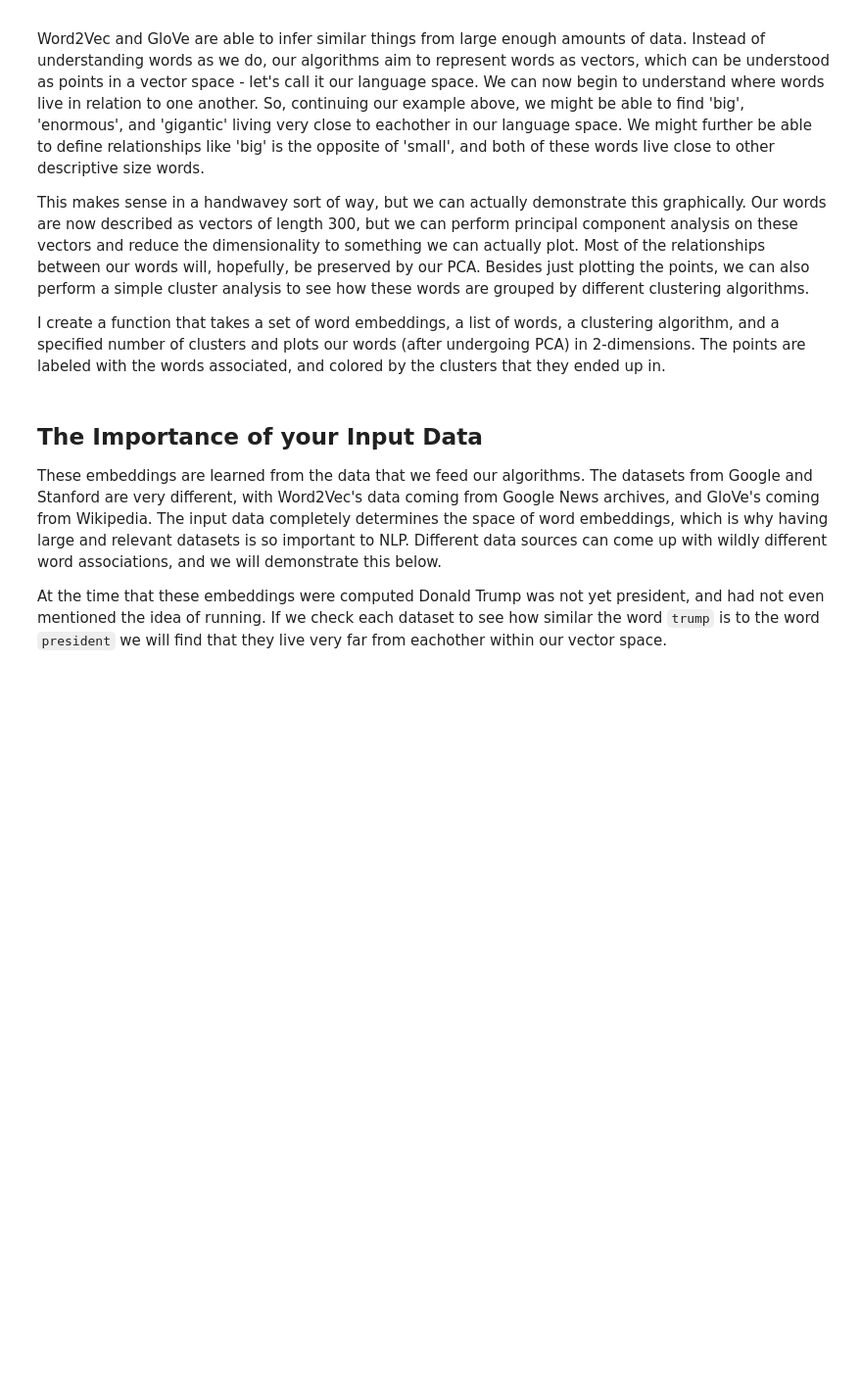
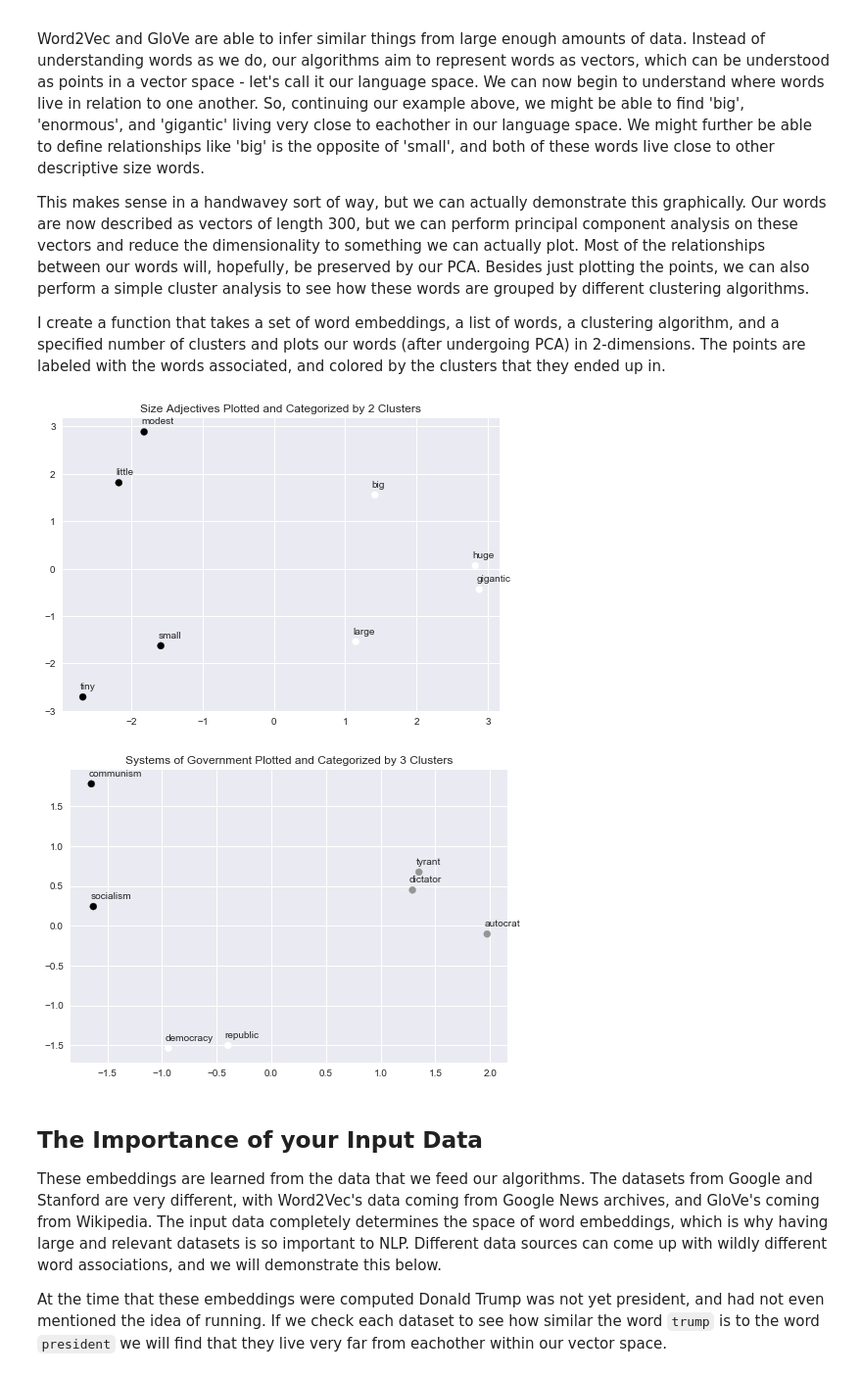
Before and after one commit to racanellij/word_embeddings, a Jupyter notebook: word_embeddings.ipynb, the cells around one changed output. Shown: that part at 98% size. Cells and saved outputs as stored; diff of their text form; code cells hidden in the pictures; blank space fills up the shorter version.

```diff
--- a/word_embeddings.ipynb
+++ b/word_embeddings.ipynb
@@ -51,8 +38,41 @@ Word2Vec and GloVe are able to infer similar things from large enough amounts of
 This makes sense in a handwavey sort of way, but we can actually demonstrate this graphically. Our words are now described as vectors of length 300, but we can perform principal component analysis on these vectors and reduce the dimensionality to something we can actually plot. Most of the relationships between our words will, hopefully, be preserved by our PCA. Besides just plotting the points, we can also perform a simple cluster analysis to see how these words are grouped by different clustering algorithms.
 
 I create a function that takes a set of word embeddings, a list of words, a clustering algorithm, and a specified number of clusters and plots our words (after undergoing PCA) in 2-dimensions. The points are labeled with the words associated, and colored by the clusters that they ended up in.
-# %%
-def plot_words(embeddings, words, cluster, n_clusters):
+# %%
+def plot_words(embeddings, words, cluster, n_clusters, title = False):
+    arrays = []
+    for word in words:
+        arrays.append(embeddings[word])
+
+    pca = PCA(n_components = 2)
+    pca.fit(arrays)
+    pca_words = pca.fit_transform(arrays)
+
+    cluster.n_clusters = n_clusters
+    cluster = cluster.fit(pca_words)
+    labels = cluster.predict(pca_words)
+
+    x,y = pca_words.T
+    plt.scatter(x,y, c = labels)
+
+    for i, word in enumerate(words):
+        plt.annotate(word, xy=(x[i], y[i]), xytext=(-3,8),
+            textcoords='offset points')
+    if title:
+        plt.title(title)
+    else:
+        plt.title('Words Plotted and Categorized by ' + str(n_clusters) + ' Clusters')
+    plt.show()
+    plt.close()
+    return
+# %%
+plot_words(glove,['small','tiny','big','huge','large','gigantic','little','modest'],KMeans(),2,
+          title='Size Adjectives Plotted and Categorized by 2 Clusters')
+plot_words(w2v,['tyrant','dictator','autocrat','republic','communism','socialism','democracy'],KMeans(),3,
+          title='Systems of Government Plotted and Categorized by 3 Clusters')
+# %% [output]
+[figure, added]
+[figure, added]
 # %% [markdown]
 ## The Importance of your Input Data
 
```
Also changed, not shown: parts of 2 cells of this notebook.
